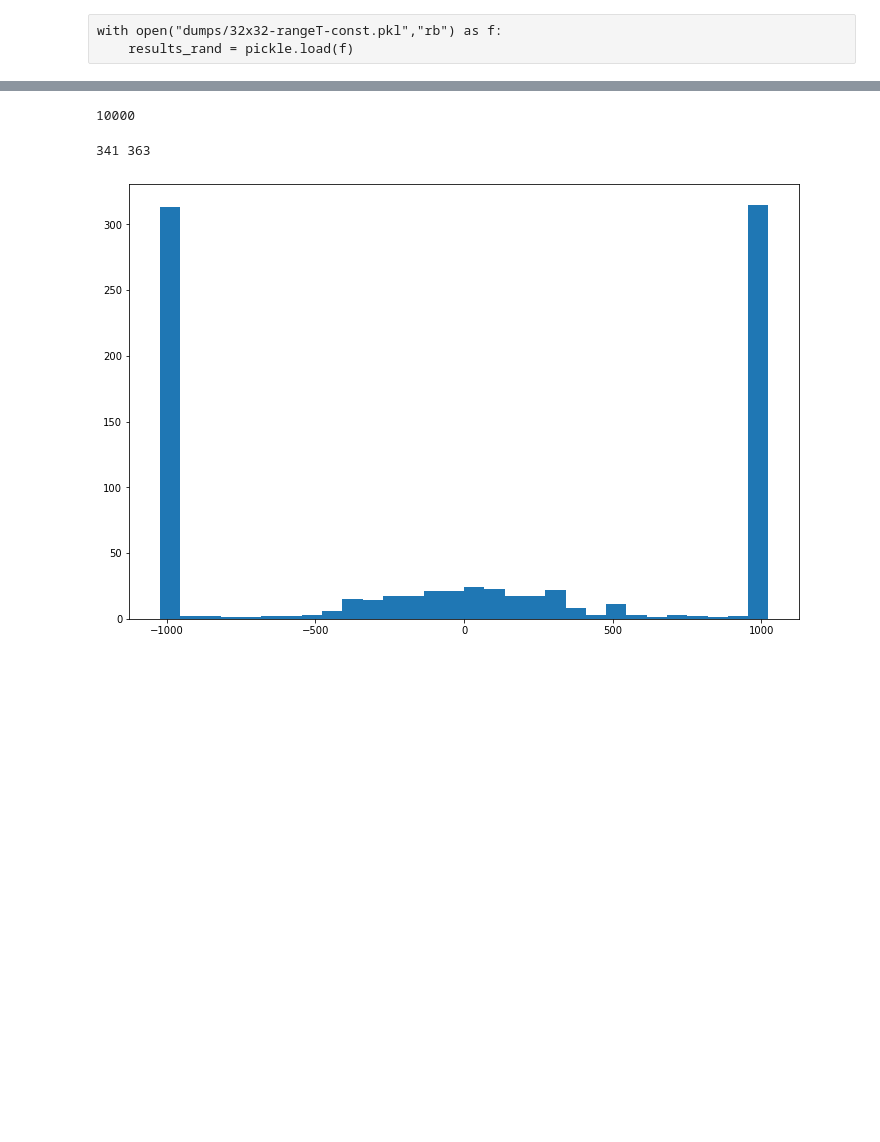
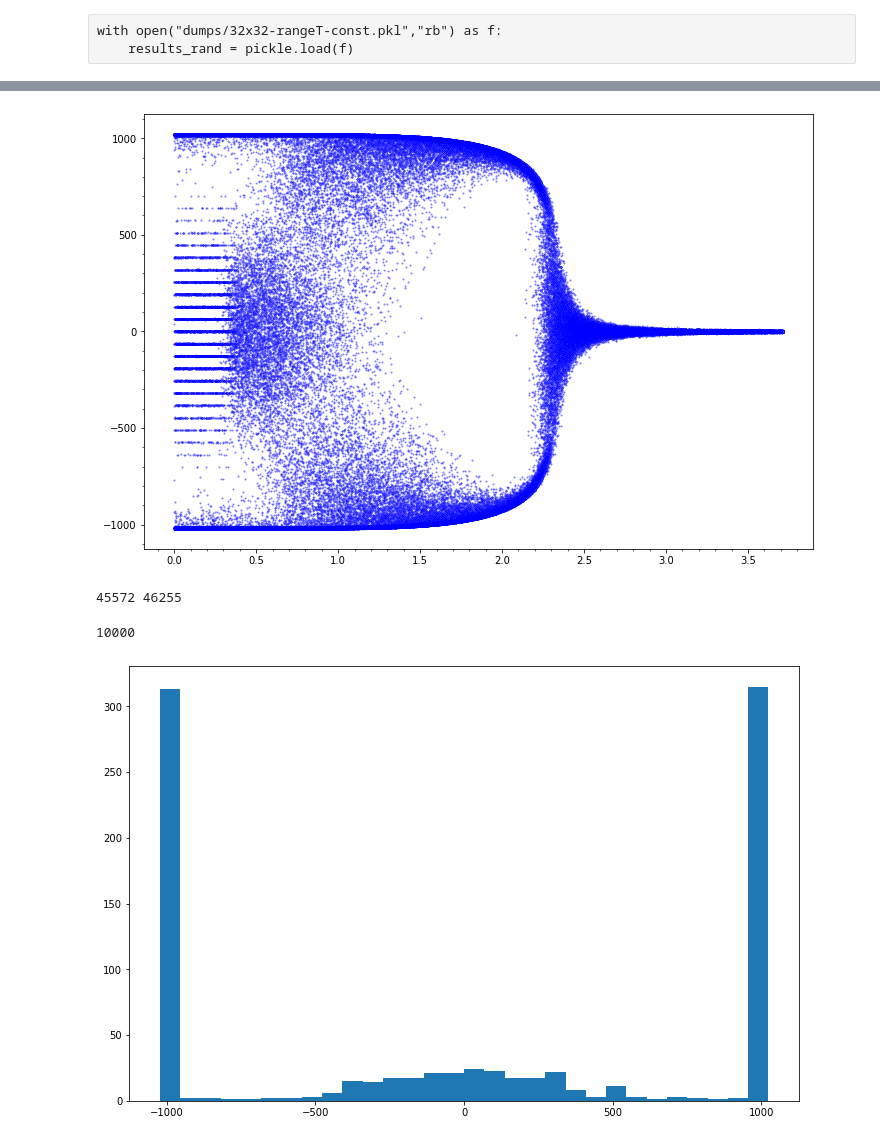
Before and after one commit to ashmat98/ising-model, a Jupyter notebook: python/magnetization-vs-T.ipynb, the cells around one changed output, grey strips where cells are left out. Cells and saved outputs as stored; diff of their text form; code cells hidden in the pictures; blank space fills up the shorter version.

```diff
--- a/python/magnetization-vs-T.ipynb
+++ b/python/magnetization-vs-T.ipynb
@@ -100,11 +99,20 @@ plt.minorticks_on()
+# %%
+# plt.errorbar(Ts, np.abs(meanMs),yerr=errMs)
+plt.scatter(Ts, (meanMs), s=1, marker="o", c="white", edgecolors="blue", alpha=0.5)
+plt.minorticks_on()
+# plt.grid(which="both")
+# for t, m in zip(Ts, np.abs(meanMs)):
+#     plt.gca().annotate(f'{t:0.2f}', (t,m))
+# %% [output]
+[figure, added]
+# %%
+print(len(meanMs[meanMs<-900]), len(meanMs[meanMs>+900]))
+# %% [output]
+45572 46255
 # %%
 len(results[0][3])
 # %% [output]
 10000
-# %%
-print(len(meanMs[meanMs<-900]), len(meanMs[meanMs>+900]))
-# %% [output]
-341 363
 # %%
 T1 = 1
 dT = 0.1
```
Also changed, not shown: parts of 15 cells of this notebook, 3 other files.
